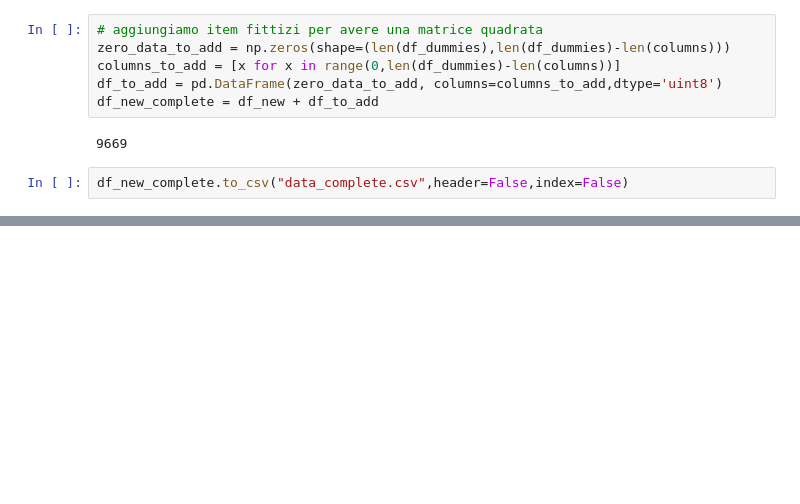
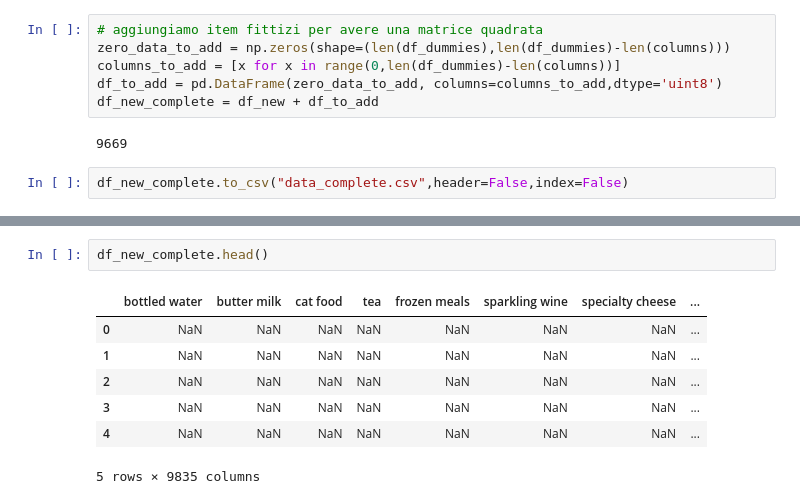
Before and after one commit to Dado1513/transactionalDataCAHD, a Jupyter notebook: read_ds_dpp.ipynb, the cells around one changed output, grey strips where cells are left out. Saved outputs shown, nothing was run; the diff lists cells and outputs as text; blank space fills up the shorter version.

```diff
--- a/read_ds_dpp.ipynb
+++ b/read_ds_dpp.ipynb
@@ -135,0 +133,10 @@ df_new_complete.to_csv("data_complete.csv",header=False,index=False)
+# %%
+df_new_complete.head()
+# %% [output]
+|  | bottled water | butter milk | cat food | tea | frozen meals | sparkling wine | specialty cheese | ... |
+| 0 | NaN | NaN | NaN | NaN | NaN | NaN | NaN | ... |
+| 1 | NaN | NaN | NaN | NaN | NaN | NaN | NaN | ... |
+| 2 | NaN | NaN | NaN | NaN | NaN | NaN | NaN | ... |
+| 3 | NaN | NaN | NaN | NaN | NaN | NaN | NaN | ... |
+| 4 | NaN | NaN | NaN | NaN | NaN | NaN | NaN | ... |
+5 rows × 9835 columns
```
Also changed, not shown: parts of 1 cell of this notebook.
